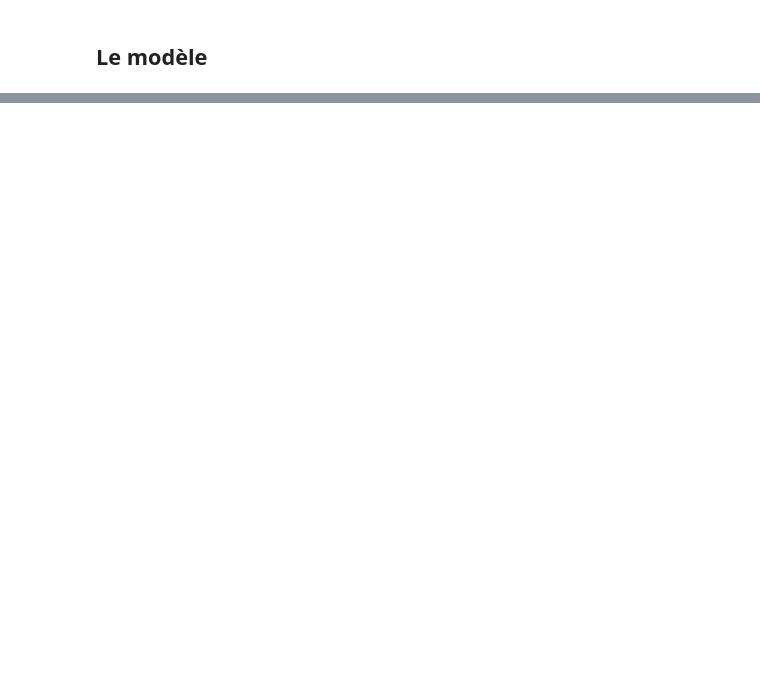
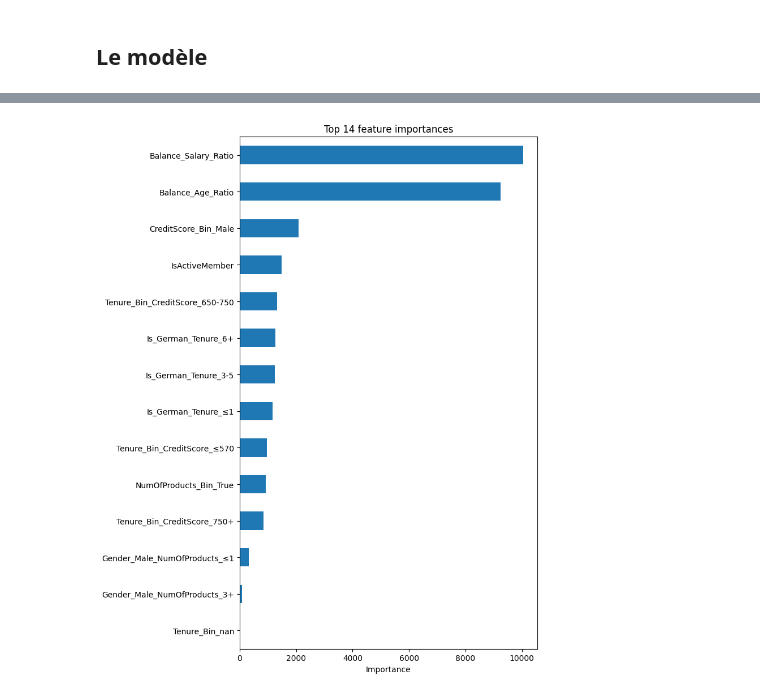
Before and after one commit to lbihin/mlpro-classification-bank-churn-2025, a Jupyter notebook: modelisation/modelisation-v1.ipynb, the cells around one changed output, grey strips where cells are left out. Cells and saved outputs as stored; diff of their text form; code cells hidden in the pictures; blank space fills up the shorter version.

```diff
--- a/modelisation/modelisation-v1.ipynb
+++ b/modelisation/modelisation-v1.ipynb
@@ -61,0 +130,3 @@ The y_test set contains: (28716,) elements
+# %%
+# On teste le préprocessing
+preprocessing.fit_transform(X)
@@ -61,0 +203,50 @@ The y_test set contains: (28716,) elements
+# %%
+# ...existing code...
+import matplotlib.pyplot as plt
+import pandas as pd
+import numpy as np
+from sklearn.base import check_is_fitted
+from sklearn.exceptions import NotFittedError
+
+def plot_feature_importances(pipe, X, top_n=30, figsize=(8,10)):
+    # pipe doit être déjà fit
+    model = pipe.named_steps.get('model')
+    preproc = pipe.named_steps.get('preprocessing') or pipe.named_steps.get('prep')
+
+    # obtenir noms des features produits par le préprocesseur
+    try:
+        Xt = preproc.transform(X)
+        if hasattr(Xt, "columns"):
+            feat_names = list(Xt.columns)
+        else:
+            feat_names = list(preproc.get_feature_names_out(X.columns))
+    except Exception:
+        # fallback : utiliser les noms internes du modèle si disponibles
+        feat_names = getattr(model, "feature_name_", None)
+        if feat_names is None:
+            feat_names = list(preproc.get_feature_names_out(X.columns))
+
+    importances = np.array(model.feature_importances_)
+    # si mismatch de tailles, tronquer ou étendre les noms
+    if len(importances) != len(feat_names):
+        min_len = min(len(importances), len(feat_names))
+        importances = importances[:min_len]
+        feat_names = feat_names[:min_len]
+
+    s = pd.Series(importances, index=feat_names).sort_values(ascending=False).head(top_n)
+
+    plt.figure(figsize=figsize)
+    s[::-1].plot.barh(color="C0")
+    plt.xlabel("Importance")
+    plt.title(f"Top {len(s)} feature importances")
+    plt.tight_layout()
+    plt.show()
+
+try:
+    check_is_fitted(clf)
+except NotFittedError:
+    clf.fit(X, y)
+
+plot_feature_importances(clf, X)
+# %% [output]
+[figure, added]
```
Also changed, not shown: parts of 11 cells of this notebook, 5 other files.
